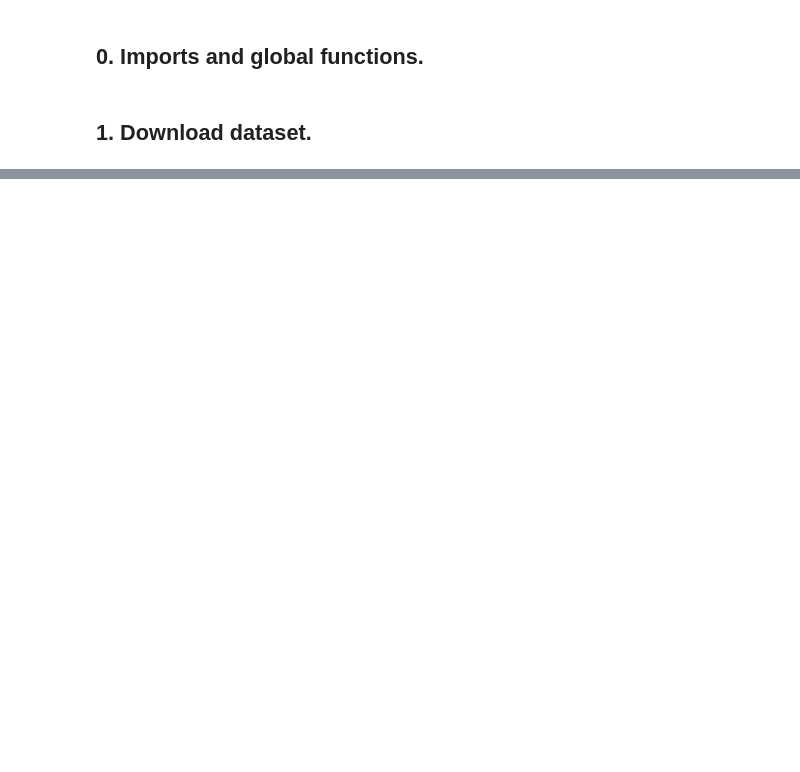
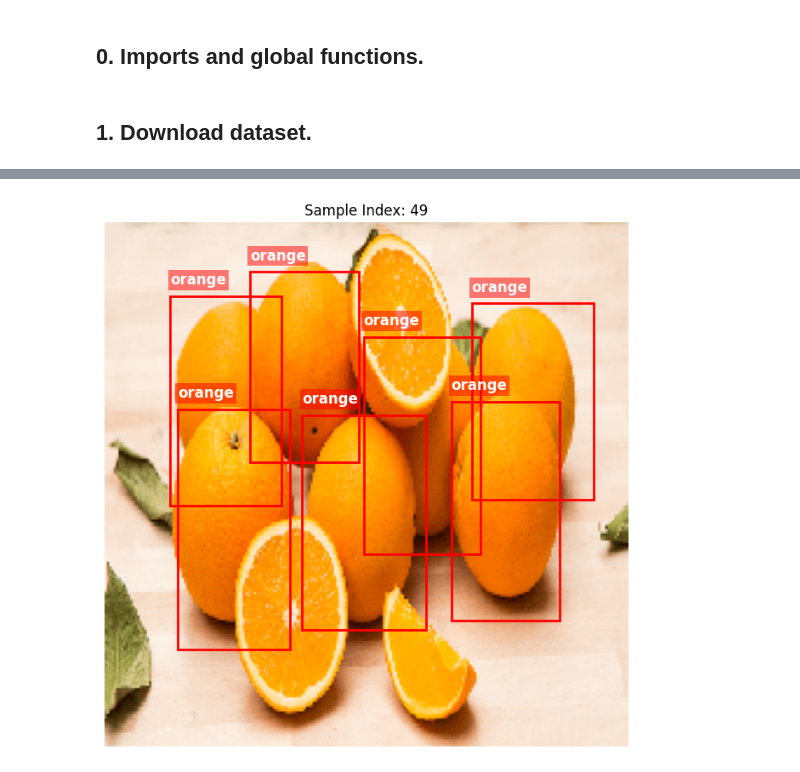
Before and after one commit to albertbolanoss/labs_deep_learning, a Jupyter notebook: notebooks/fruit-single-shot-detection/01_training_model.ipynb, the cells around one changed output, grey strips where cells are left out. Cells and saved outputs as stored; diff of their text form; code cells hidden in the pictures; blank space fills up the shorter version.

Commit message:
Load dataset, pre procesing and visualize

```diff
--- a/notebooks/fruit-single-shot-detection/01_training_model.ipynb
+++ b/notebooks/fruit-single-shot-detection/01_training_model.ipynb
@@ -79,0 +205,95 @@ print("Dataset Folders:", os.listdir(BASE_DIR))
+# %%
+def visualize_dataset_sample(images, annotations, index):
+    """
+    Visualizes an image from the dataset with its corresponding bounding boxes and class labels.
+
+    Args:
+        images (numpy.array): The array of images (normalized 0-1).
+        annotations (list): List of lists containing bounding boxes and labels.
+                            Format: [[xmin, ymin, xmax, ymax, label], ...]
+        index (int): The index of the image to visualize.
+    """
+    # 1. Retrieve image and annotations
+    try:
+        img = images[index]
+        boxes = annotations[index]
+    except IndexError:
+        print(f"Error: Index {index} is out of bounds.")
+        return
+
+    # 2. Create plot
+    fig, ax = plt.subplots(1, figsize=(8, 8))
+
+    # Display the image
+    # The input images are already normalized to [0, 1] based on your load_grouped_data function
+    ax.imshow(img)
+
+    # 3. Draw bounding boxes
+    img_h, img_w, _ = img.shape
+
+    if len(boxes) == 0:
+        print("No objects labeled in this image.")
+
+    for box in boxes:
+        # Extract normalized coordinates and label
+        # Your format: [xmin_norm, ymin_norm, xmax_norm, ymax_norm, label]
+        xmin_n, ymin_n, xmax_n, ymax_n, label_idx = box
+
+        # Denormalize coordinates to pixel values
+        xmin = xmin_n * img_w
+        ymin = ymin_n * img_h
+        xmax = xmax_n * img_w
+        ymax = ymax_n * img_h
+
+        # Calculate width and height for the Rectangle patch
+        width = xmax - xmin
+        height = ymax - ymin
+
+        # Get class name
+        class_name = INV_CLASS_MAP.get(int(label_idx), "Unknown")
+
+        # Create a Rectangle patch
+        # (xy) is the bottom-left point usually, but in image coords (0,0 is top-left),
+        # xy is the top-left corner of the rect.
+        rect = patches.Rectangle(
+            (xmin, ymin),
+            width,
+            height,
+            linewidth=2,
+            edgecolor='red',
+            facecolor='none'
+        )
+
+        # Add the patch to the Axes
+        ax.add_patch(rect)
+
+        # 4. Add Label Text
+        # We place a background box behind text for better readability
+        plt.text(
+            xmin,
+            ymin - 5, # Slightly above the box
+            class_name,
+            color='white',
+            fontsize=12,
+            weight='bold',
+            bbox=dict(facecolor='red', alpha=0.5, edgecolor='none', pad=2)
+        )
+
+    # Final cleanup
+    plt.axis('off') # Hide axes ticks
+    plt.title(f"Sample Index: {index}")
+    plt.show()
+
+
+# Select dataset to visualize (Change to X_test/test_bboxes if desired)
+target_images = X_train
+target_bboxes = train_bboxes
+
+# Calculate a random index between 0 and the maximum index
+random_index = random.randint(0, len(target_images) - 1)
+
+print(f"Visualizing index: {random_index} from Train dataset...")
+
+# Call the visualization function
+visualize_dataset_sample(target_images, target_bboxes, random_index)
+# %% [output]
@@ -79,0 +301 @@ print("Dataset Folders:", os.listdir(BASE_DIR))
+[figure, added]
```
Also changed, not shown: parts of 7 cells of this notebook.
